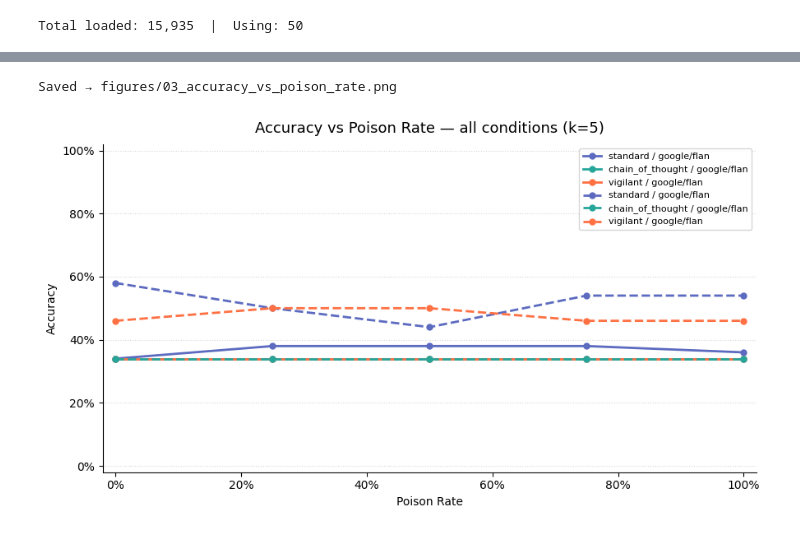
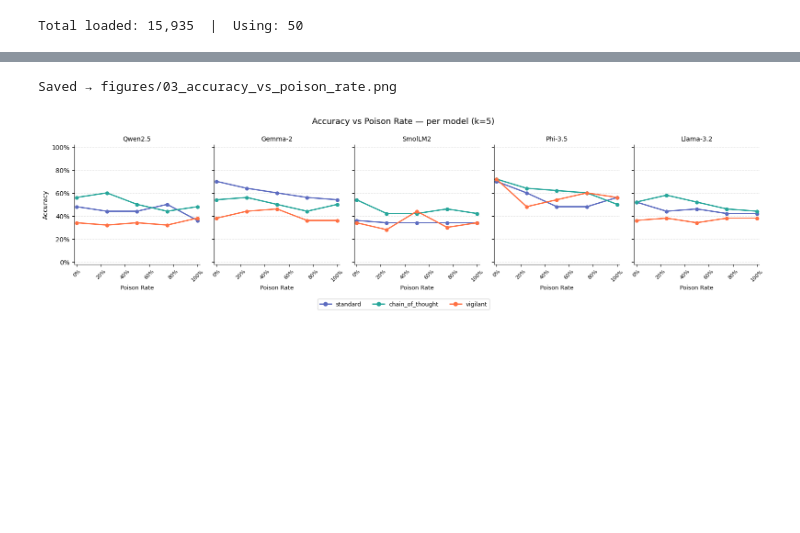
Before and after one commit to PrismaKisar/rag-trustworthiness, a Jupyter notebook: notebooks/03_poisoning_experiment.ipynb, the cells around one changed output, grey strips where cells are left out. Cells and saved outputs as stored; diff of their text form; code cells hidden in the pictures; blank space fills up the shorter version.

Commit message:
chore: update poisoning experiment notebook outputs

```diff
--- a/notebooks/03_poisoning_experiment.ipynb
+++ b/notebooks/03_poisoning_experiment.ipynb
@@ -142,46 +226,54 @@ The following generation flags are not valid and may be ignored: ['temperature',
 # %%
-# 6 lines: 3 prompts × 2 models
-# Color encodes prompt type; linestyle encodes model
 PROMPT_COLORS = {
-    "standard":        "#5C6BC0",
+    "standard":         "#5C6BC0",
     "chain_of_thought": "#26A69A",
-    "vigilant":        "#FF7043",
+    "vigilant":         "#FF7043",
 }
-MODEL_LINESTYLES = {m: ("-" if i == 0 else "--") for i, m in enumerate(MODELS)}
+MODEL_LABELS = {
+    "Qwen/Qwen2.5-1.5B-Instruct":           "Qwen2.5",
+    "google/gemma-2-2b-it":                  "Gemma-2",
+    "HuggingFaceTB/SmolLM2-1.7B-Instruct":  "SmolLM2",
+    "microsoft/Phi-3.5-mini-instruct":       "Phi-3.5",
+    "meta-llama/Llama-3.2-3B-Instruct":      "Llama-3.2",
+}
 
-fig, ax = plt.subplots(figsize=(9, 5))
+fig, axes = plt.subplots(1, len(MODELS), figsize=(16, 4), sharey=True)
 
-for model in MODELS:
+for ax, model in zip(axes, MODELS):
     for prompt in PROMPT_TYPES:
         sub = results[
             (results["model"] == model) & (results["prompt_type"] == prompt)
         ].sort_values("poison_rate")
-        short_model = model.split("-")[0]
         ax.plot(
             sub["poison_rate"], sub["accuracy"],
             marker="o", linewidth=2, markersize=5,
-            color=PROMPT_COLORS[prompt],
-            linestyle=MODEL_LINESTYLES[model],
-            label=f"{prompt} / {short_model}",
+            color=PROMPT_COLORS[prompt], label=prompt,
         )
+    ax.set_title(MODEL_LABELS[model], fontsize=10, pad=6)
+    ax.set_xlim(-0.02, 1.02)
+    ax.set_ylim(-0.02, 1.02)
+    ax.xaxis.set_major_formatter(mticker.PercentFormatter(xmax=1))
+    ax.tick_params(axis="x", labelrotation=45, labelsize=8)
+    ax.set_xlabel("Poison Rate", fontsize=9)
+    ax.spines[["top", "right"]].set_visible(False)
+    ax.grid(axis="y", linestyle=":", alpha=0.5)
 
-ax.set_title(f"Accuracy vs Poison Rate — all conditions (k={K})", fontsize=13, pad=10)
-ax.set_xlabel("Poison Rate")
-ax.set_ylabel("Accuracy")
-ax.set_xlim(-0.02, 1.02)
-ax.set_ylim(-0.02, 1.02)
-ax.xaxis.set_major_formatter(mticker.PercentFormatter(xmax=1))
-ax.yaxis.set_major_formatter(mticker.PercentFormatter(xmax=1))
-ax.legend(fontsize=8, loc="upper right")
-ax.spines[["top", "right"]].set_visible(False)
-ax.grid(axis="y", linestyle=":", alpha=0.5)
+axes[0].set_ylabel("Accuracy")
+axes[0].yaxis.set_major_formatter(mticker.PercentFormatter(xmax=1))
+
+handles = [
+    plt.Line2D([0], [0], color=PROMPT_COLORS[p], marker="o", linewidth=2, label=p)
+    for p in PROMPT_TYPES
+]
+fig.legend(handles=handles, fontsize=9, loc="lower center", ncol=3, bbox_to_anchor=(0.5, -0.08))
+fig.suptitle(f"Accuracy vs Poison Rate — per model (k={K})", fontsize=13)
 
 plt.tight_layout()
 if not DRY_RUN:
     plt.savefig("../figures/03_accuracy_vs_poison_rate.png", dpi=150, bbox_inches="tight")
     print("Saved → figures/03_accuracy_vs_poison_rate.png")
 plt.show()
 # %% [output]
 Saved → figures/03_accuracy_vs_poison_rate.png
-[figure, old version]
+[figure, new version]
 # %%
```
Also changed, not shown: parts of 3 cells of this notebook.
